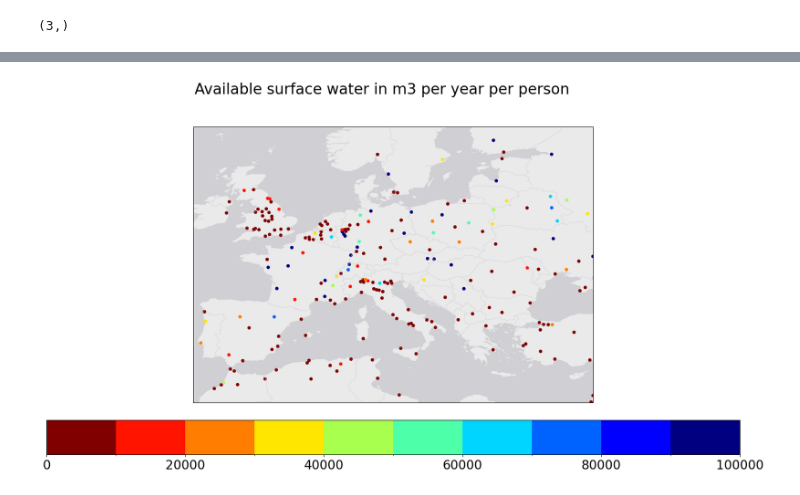
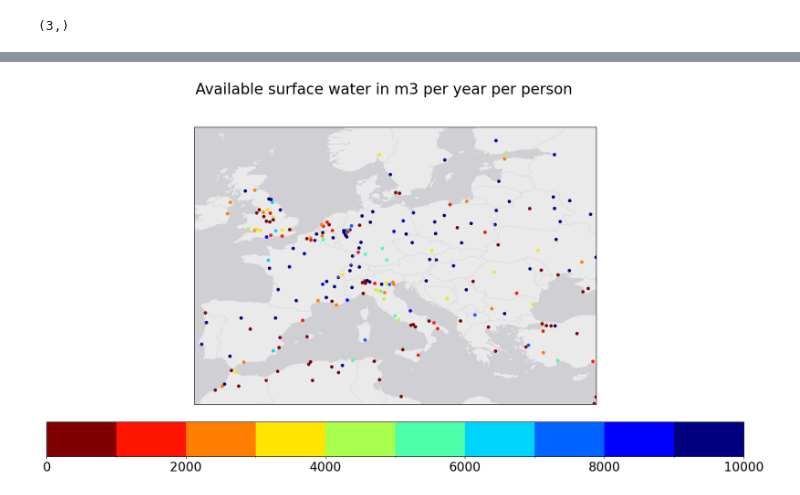
Before and after one commit to HalKiyo/h08_urban, a Jupyter notebook: wsi/pst/ldp_city_grid.ipynb, the cells around one changed output, grey strips where cells are left out. Cells and saved outputs as stored; diff of their text form; code cells hidden in the pictures.

```diff
--- a/wsi/pst/ldp_city_grid.ipynb
+++ b/wsi/pst/ldp_city_grid.ipynb
@@ -44,32 +44,31 @@ plt.show()
 # %%
-
 import matplotlib.colors as mcolors
 
 cmap = plt.get_cmap('jet_r', 10)  # 10個の離散値
-bounds = np.linspace(0, 1e5, 11)  # 0から100までの範囲を10分割
+bounds = np.linspace(0, 1e4, 11)  # 0から100までの範囲を10分割
 norm = mcolors.BoundaryNorm(bounds, cmap.N)
 
 plt.rcParams["font.size"] = 20
 projection = ccrs.PlateCarree(central_longitude=0)
 crs = ccrs.PlateCarree()
 fig, ax = plt.subplots(figsize=(20,10), subplot_kw={'projection': projection})
 ax.set_extent([-10, 35, 32, 63], crs=crs)
 img = ax.scatter(
               tmp[:, 0],
               tmp[:, 1],
               c=tmp[:, 2]*365/1000,
               s=20,
               cmap= cmap,
               norm = norm,
               transform=ccrs.PlateCarree(),
              )
 ax.add_feature(cfeature.LAND, edgecolor='none', facecolor='#eaeaea')
 ax.add_feature(cfeature.OCEAN, edgecolor='none', facecolor='#d0cfd4')
 ax.add_feature(cfeature.COASTLINE, linewidth=0.1,edgecolor='#d0cfd4')
 ax.add_feature(cfeature.BORDERS, linestyle='-', linewidth=0.5, edgecolor='#d0cfd4')
 ax.gridlines(visible=False)
 cbar = fig.colorbar(img, ax=ax, orientation='horizontal', pad=0.05)
 fig.suptitle('Available surface water in m3 per year per person')
 plt.show()
 # %% [output]
-[figure, old version]
+[figure, new version]
```
Also changed, not shown: parts of 10 cells of this notebook.
